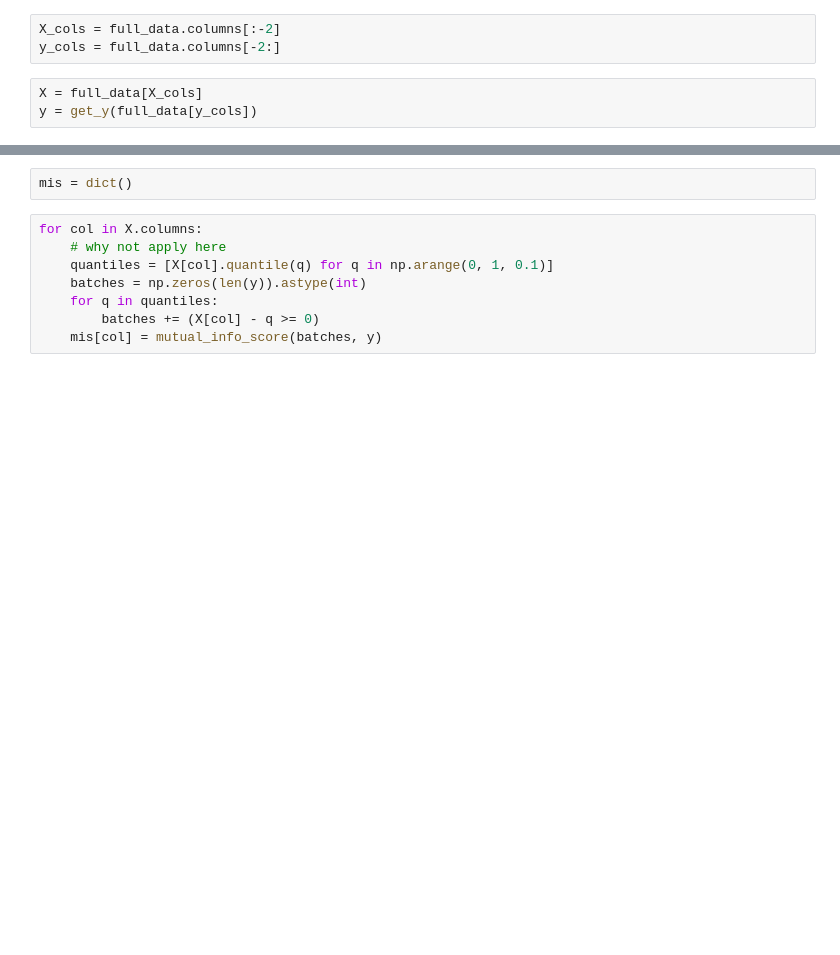
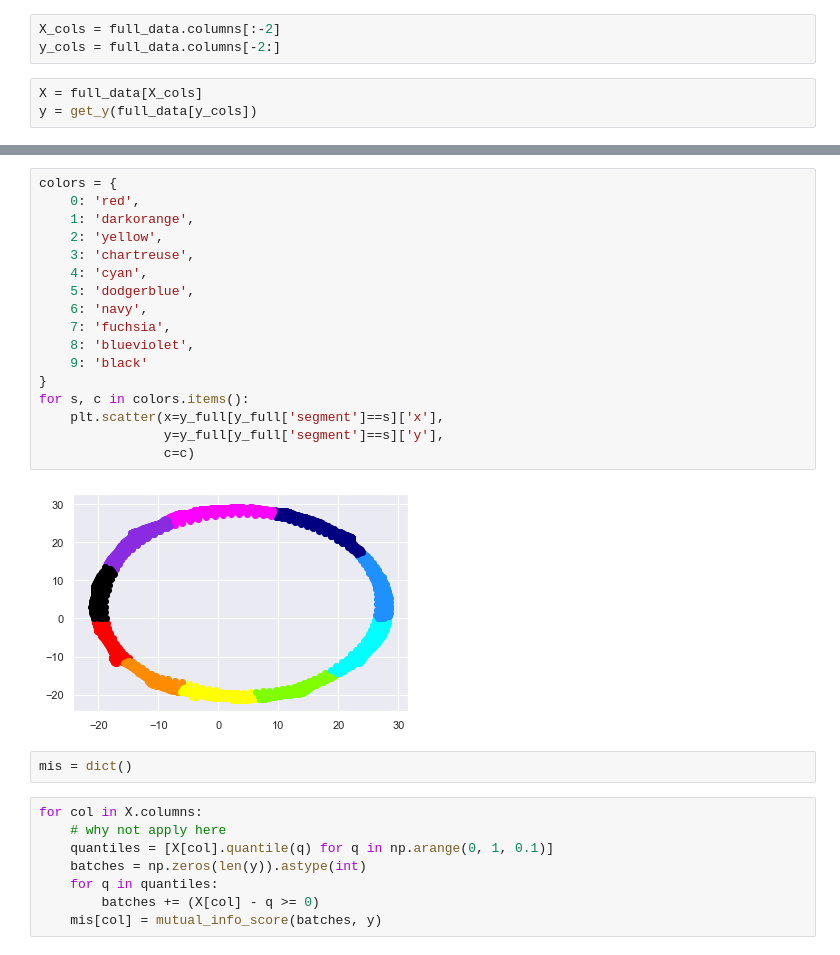
Before and after one commit to thxi/PlaceCells, a Jupyter notebook: Rob.ipynb, the cells around one changed output, grey strips where cells are left out. Saved outputs shown, nothing was run; the diff lists cells and outputs as text; blank space fills up the shorter version.

```diff
--- a/cur.ipynb
+++ b/Rob.ipynb
@@ -97,3 +171,22 @@ sns.scatterplot(x='x', y='trans', data=y_full)
+# %%
+colors = {
+    0: 'red',
+    1: 'darkorange',
+    2: 'yellow',
+    3: 'chartreuse',
+    4: 'cyan',
+    5: 'dodgerblue',
+    6: 'navy',
+    7: 'fuchsia',
+    8: 'blueviolet',
+    9: 'black'
+}
+for s, c in colors.items():
+    plt.scatter(x=y_full[y_full['segment']==s]['x'],
+                y=y_full[y_full['segment']==s]['y'],
+                c=c)
+# %% [output]
+[figure, added]
 # %%
 mis = dict()
 # %%
```
Also changed, not shown: parts of 16 cells of this notebook, 1 other file.
